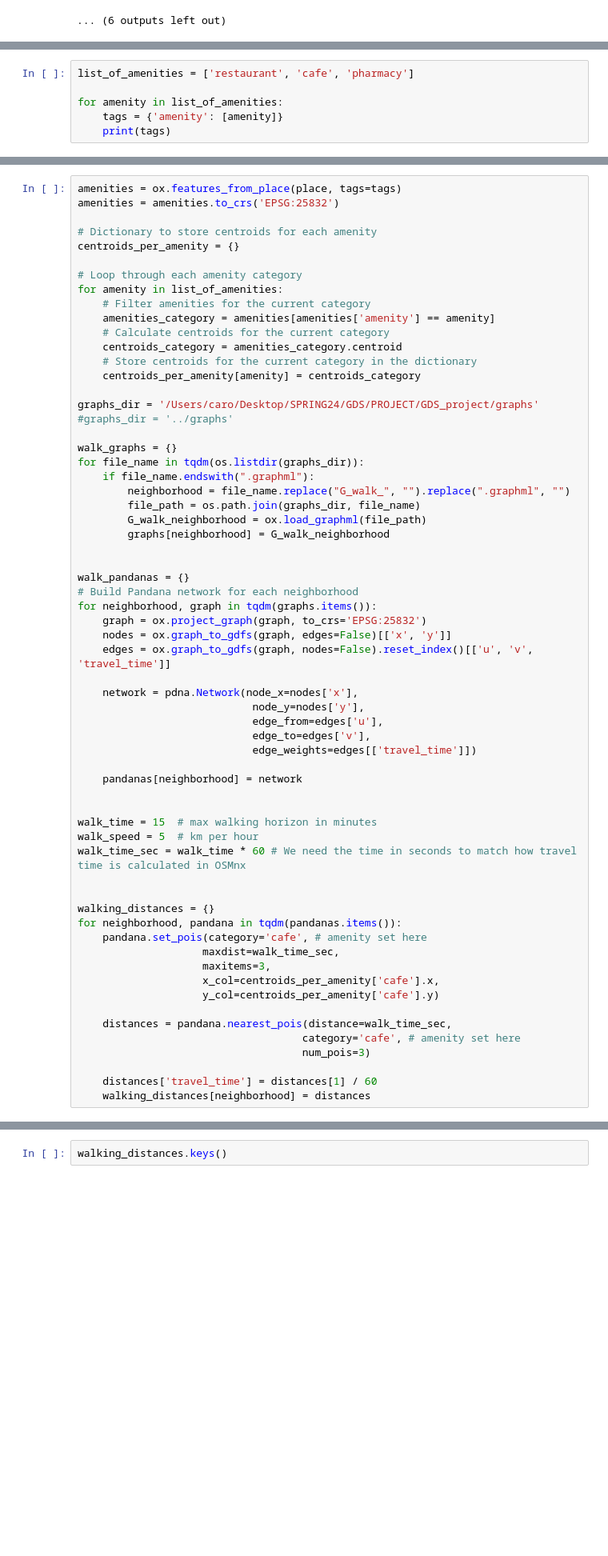
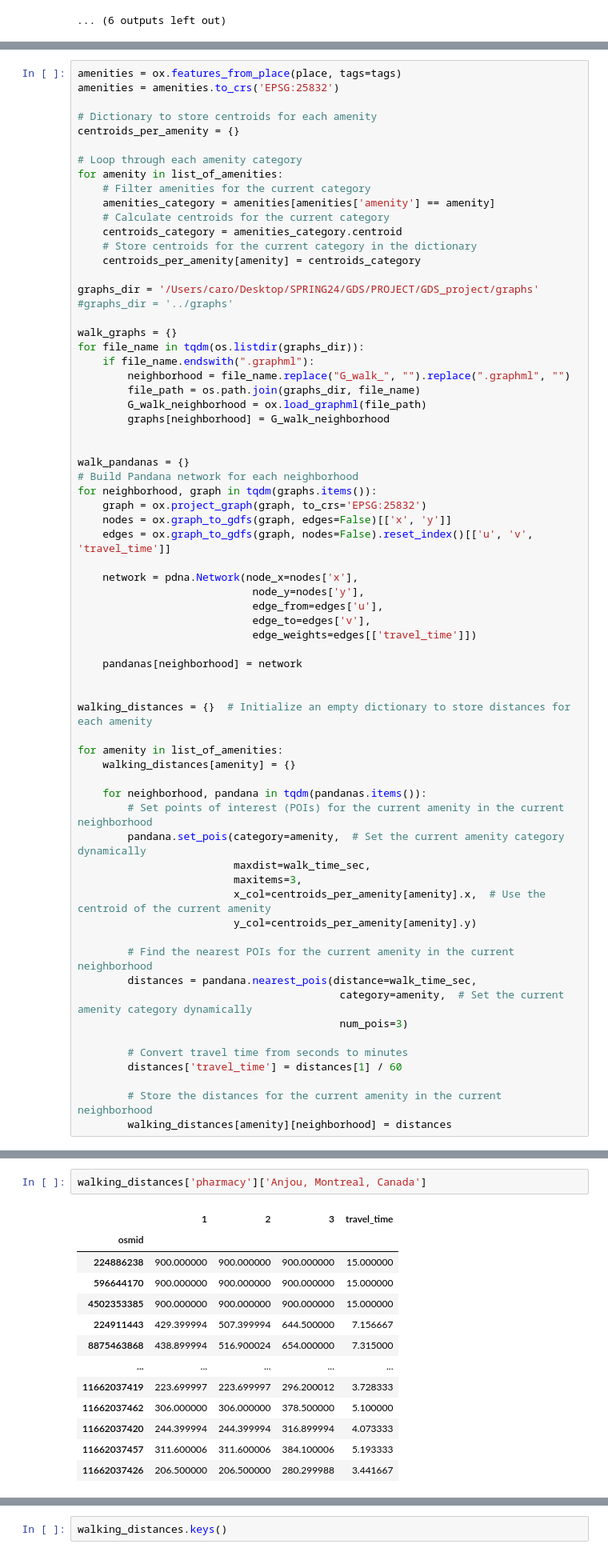
Before and after one commit to michelo200/GDS_project_deployment, a Jupyter notebook: initial_analysis/clean_walking_distances_2.ipynb, the cells around one changed output, grey strips where cells are left out. Shown at 80% size. Cells and saved outputs as stored; diff of their text form; blank space fills up the shorter version.

Commit message:
created dicts w amenity and neighbourhood distanc

```diff
--- a/initial_analysis/clean_walking_distances_2.ipynb
+++ b/initial_analysis/clean_walking_distances_2.ipynb
@@ -134,9 +134,3 @@ Range graph removed 30224 edges of 59912
 #G_walk = ox.graph_from_place('Anjou, Montreal, Quebec, Canada', network_type='walk')
 #G_bike = ox.graph_from_place('Anjou, Montreal, Quebec, Canada', network_type='bike')
 #G_drive = ox.graph_from_place('Anjou, Montreal, Quebec, Canada', network_type='drive')
-# %%
-list_of_amenities = ['restaurant', 'cafe', 'pharmacy']
-
-for amenity in list_of_amenities:
-    tags = {'amenity': [amenity]}
-    print(tags)
@@ -192,25 +186,29 @@ for neighborhood, graph in tqdm(graphs.items()):
     pandanas[neighborhood] = network
 
 
-walk_time = 15  # max walking horizon in minutes
-walk_speed = 5  # km per hour
-walk_time_sec = walk_time * 60 # We need the time in seconds to match how travel time is calculated in OSMnx
+walking_distances = {}  # Initialize an empty dictionary to store distances for each amenity
 
+for amenity in list_of_amenities:
+    walking_distances[amenity] = {}
 
-walking_distances = {}
-for neighborhood, pandana in tqdm(pandanas.items()):
-    pandana.set_pois(category='cafe', # amenity set here
-                    maxdist=walk_time_sec,
-                    maxitems=3,
-                    x_col=centroids_per_amenity['cafe'].x,
-                    y_col=centroids_per_amenity['cafe'].y)
+    for neighborhood, pandana in tqdm(pandanas.items()):
+        # Set points of interest (POIs) for the current amenity in the current neighborhood
+        pandana.set_pois(category=amenity,  # Set the current amenity category dynamically
+                         maxdist=walk_time_sec,
+                         maxitems=3,
+                         x_col=centroids_per_amenity[amenity].x,  # Use the centroid of the current amenity
+                         y_col=centroids_per_amenity[amenity].y)
 
-    distances = pandana.nearest_pois(distance=walk_time_sec,
-                                    category='cafe', # amenity set here
-                                    num_pois=3)
+        # Find the nearest POIs for the current amenity in the current neighborhood
+        distances = pandana.nearest_pois(distance=walk_time_sec,
+                                          category=amenity,  # Set the current amenity category dynamically
+                                          num_pois=3)
 
-    distances['travel_time'] = distances[1] / 60
-    walking_distances[neighborhood] = distances
+        # Convert travel time from seconds to minutes
+        distances['travel_time'] = distances[1] / 60
+
+        # Store the distances for the current amenity in the current neighborhood
+        walking_distances[amenity][neighborhood] = distances
 # %% [output]
 Generating contraction hierarchies with 4 threads.
 Setting CH node vector of size 9639
@@ -276,0 +280,16 @@ Range graph removed 30224 edges of 59912
+# %%
+walking_distances['pharmacy']['Anjou, Montreal, Canada']
+# %% [output]
+|  | 1 | 2 | 3 | travel_time |
+| osmid |  |  |  |  |
+| 224886238 | 900.000000 | 900.000000 | 900.000000 | 15.000000 |
+| 596644170 | 900.000000 | 900.000000 | 900.000000 | 15.000000 |
+| 4502353385 | 900.000000 | 900.000000 | 900.000000 | 15.000000 |
+| 224911443 | 429.399994 | 507.399994 | 644.500000 | 7.156667 |
+| 8875463868 | 438.899994 | 516.900024 | 654.000000 | 7.315000 |
+| ... | ... | ... | ... | ... |
+| 11662037419 | 223.699997 | 223.699997 | 296.200012 | 3.728333 |
+| 11662037462 | 306.000000 | 306.000000 | 378.500000 | 5.100000 |
+| 11662037420 | 244.399994 | 244.399994 | 316.899994 | 4.073333 |
+| 11662037457 | 311.600006 | 311.600006 | 384.100006 | 5.193333 |
+| 11662037426 | 206.500000 | 206.500000 | 280.299988 | 3.441667 |
```
Also changed, not shown: parts of 9 cells of this notebook.
